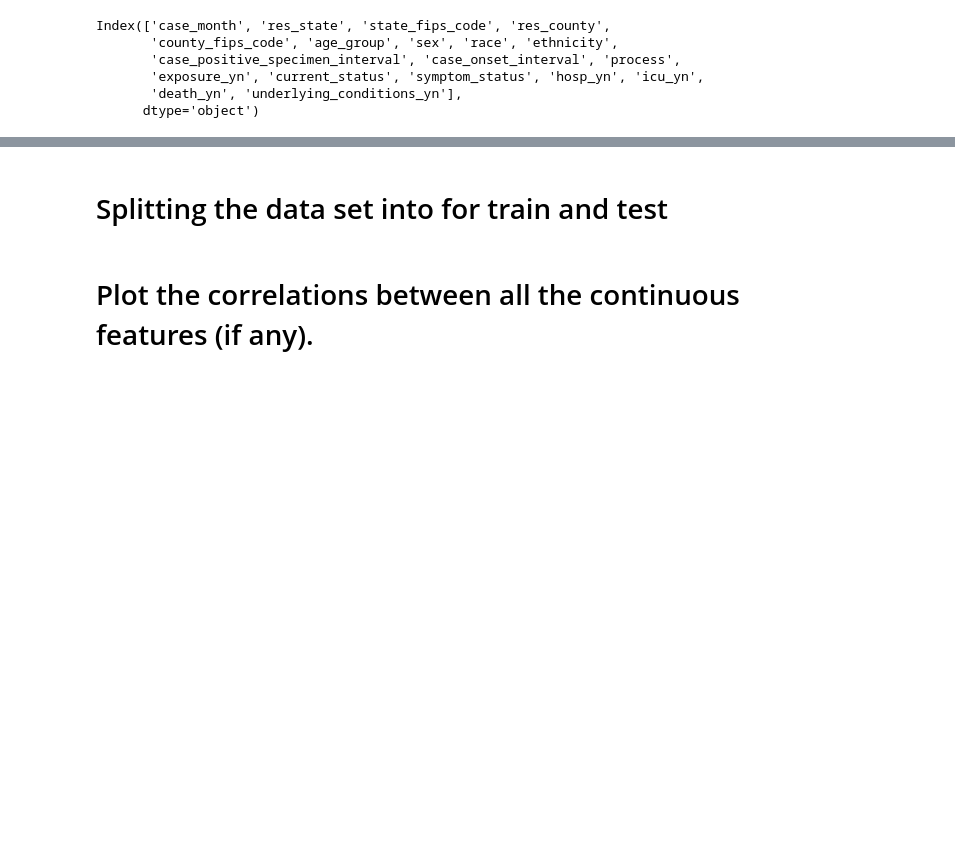
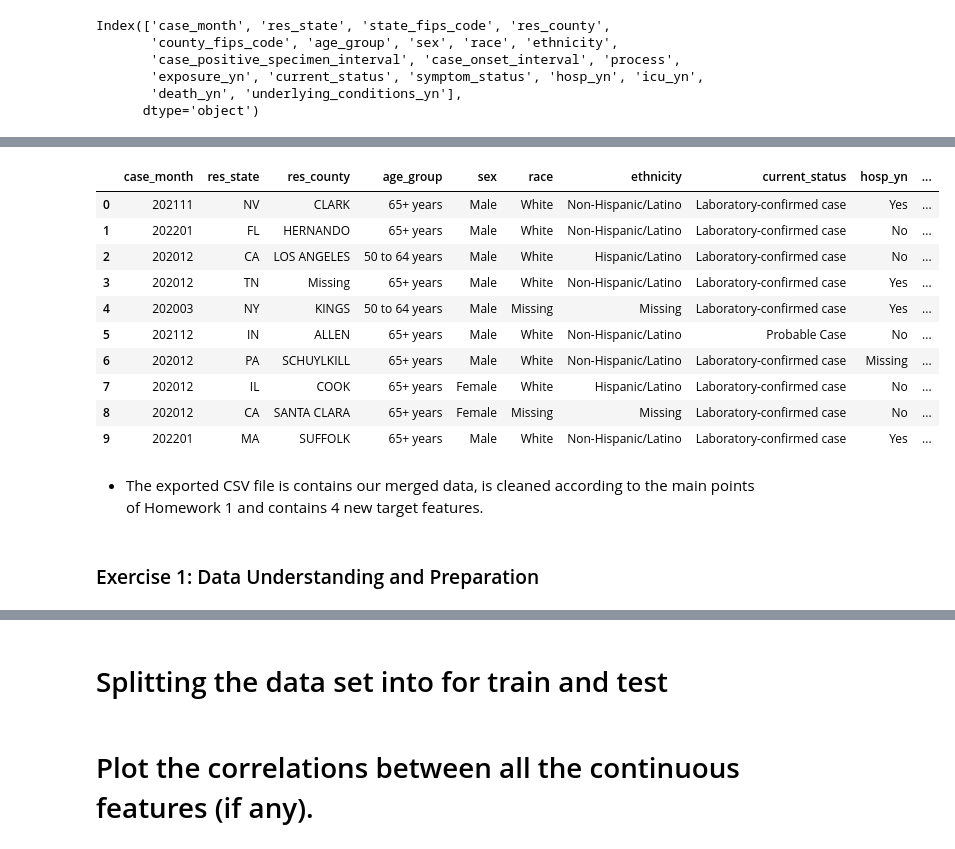
Before and after one commit to keyinb/data-analytics, a Jupyter notebook: 2022-Homework2-Notebook_shuya.ipynb, the cells around one changed output, grey strips where cells are left out. Saved outputs shown, nothing was run; the diff lists cells and outputs as text; code cells hidden in the pictures; blank space fills up the shorter version.

```diff
--- a/2022-Homework2-Notebook_shuya.ipynb
+++ b/2022-Homework2-Notebook_shuya.ipynb
@@ -256,0 +264,7 @@ for column in numeric_columns:
+# %%
+#to do this convert to continuous feature of type int
+# remove the -
+df["case_month"]=df["case_month"].str.replace('-', '')
+#convert to int
+df["case_month"]=df["case_month"].astype(int)
+df['before_feb_2021'] = np.where((df["case_month"]<202102), "Yes", "No")
@@ -256,0 +275,3 @@ for column in numeric_columns:
+# %%
+df['high_risk_state'] = np.where((df["res_state"] == "CA") | (df["res_state"] == "NY") | (df["res_state"] == "IL") | (df["res_state"] == "FL"), "Yes", "No")
+df['high_risk_state']
@@ -256,0 +295,23 @@ for column in numeric_columns:
+# %%
+def state_to_region(state):
+    east = ['ME', 'NH', 'VT', 'MA', 'RI', 'CT', 'NY', 'NJ', 'PA', 'DE', 'MD', 'DC']
+    south = ['WV', 'VA', 'NC', 'SC', 'GA', 'FL', 'AL', 'TN', 'MS', 'AR', 'LA', 'TX', 'OK']
+    midwest = ['OH', 'IN', 'IL', 'MI', 'WI', 'MN', 'IA', 'MO', 'ND', 'SD', 'NE', 'KS']
+    west = ['WA', 'OR', 'CA', 'NV', 'ID', 'MT', 'WY', 'CO', 'NM', 'AZ', 'UT']
+    other = ['AK', 'HI']
+
+    if state in east:
+        return 'East'
+    elif state in south:
+        return 'South'
+    elif state in midwest:
+        return 'Midwest'
+    elif state in west:
+        return 'West'
+    elif state in other:
+        return 'Other'
+    else:
+        return 'Missing'
+
+# Apply the mapping function to create a new column 'region'
+df['region'] = df['res_state'].apply(state_to_region)
@@ -256,0 +320,5 @@ for column in numeric_columns:
+# %%
+columns=df[['high_risk_category','before_feb_2021','high_risk_state','region']].columns
+for column in columns:
+    df[column] = df[column].astype('category')
+df.info()
@@ -256,0 +343,14 @@ for column in numeric_columns:
+# %%
+df.head(10)
+# %% [output]
+|  | case_month | res_state | res_county | age_group | sex | race | ethnicity | current_status | hosp_yn | ... |
+| 0 | 202111 | NV | CLARK | 65+ years | Male | White | Non-Hispanic/Latino | Laboratory-confirmed case | Yes | ... |
+| 1 | 202201 | FL | HERNANDO | 65+ years | Male | White | Non-Hispanic/Latino | Laboratory-confirmed case | No | ... |
+| 2 | 202012 | CA | LOS ANGELES | 50 to 64 years | Male | White | Hispanic/Latino | Laboratory-confirmed case | No | ... |
+| 3 | 202012 | TN | Missing | 65+ years | Male | White | Non-Hispanic/Latino | Laboratory-confirmed case | Yes | ... |
+| 4 | 202003 | NY | KINGS | 50 to 64 years | Male | Missing | Missing | Laboratory-confirmed case | Yes | ... |
+| 5 | 202112 | IN | ALLEN | 65+ years | Male | White | Non-Hispanic/Latino | Probable Case | No | ... |
+| 6 | 202012 | PA | SCHUYLKILL | 65+ years | Male | White | Non-Hispanic/Latino | Laboratory-confirmed case | Missing | ... |
+| 7 | 202012 | IL | COOK | 65+ years | Female | White | Hispanic/Latino | Laboratory-confirmed case | No | ... |
+| 8 | 202012 | CA | SANTA CLARA | 65+ years | Female | Missing | Missing | Laboratory-confirmed case | No | ... |
+| 9 | 202201 | MA | SUFFOLK | 65+ years | Male | White | Non-Hispanic/Latino | Laboratory-confirmed case | Yes | ... |
@@ -256,0 +360,4 @@ for column in numeric_columns:
+# %% [markdown]
+- The exported CSV file is contains our merged data, is cleaned according to the main points of Homework 1 and contains 4 new target features.
+# %% [markdown]
+### Exercise 1: Data Understanding and Preparation
```
Also changed, not shown: parts of 53 cells of this notebook, 1 other file.
